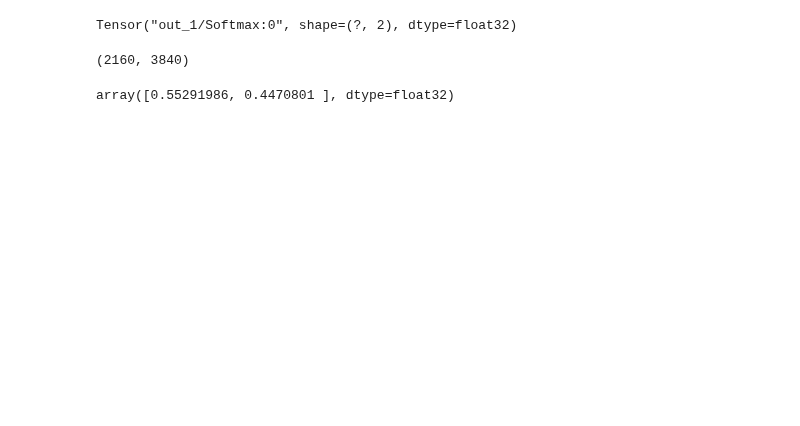
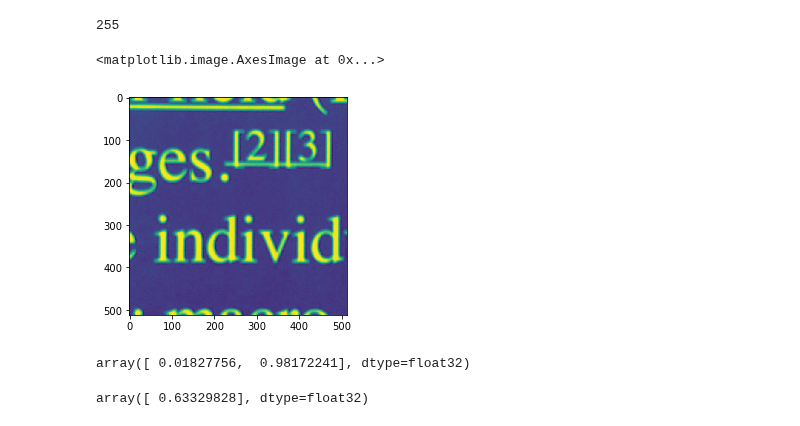
Before and after one commit to cianhwang/autofocusVCM, a Jupyter notebook: testDIS.ipynb, the cells around one changed output. Saved outputs shown, nothing was run; the diff lists cells and outputs as text; code cells hidden in the pictures; blank space fills up the shorter version.

```diff
--- a/testDIS.ipynb
+++ b/testDIS.ipynb
@@ -19,36 +10,10 @@ from tensorflow.python.keras.utils import to_categorical
 # %%
 def patchExtraction(name):
-    I = cv2.imread(name, 0)
-    print(I.shape)
+    I = cv2.imread(name)
+    I = cv2.cvtColor(I, cv2.COLOR_BGR2GRAY)
+    print(I.max())
 
     m, n= I.shape
 
-    patch = I[m//2-256:m//2+256, n//2-256:n//2+256]
-    patch = (patch - patch.min())/(patch.max() - patch.min())
+    patch = I[m//2-256:m//2+256, n//2-256:n//2+256]/255.
     return patch
-# %%
-# In[7]:
-input_image1 = Input(shape=(512,512,1), name = "input")
-#layer1_1 = Conv2D(4, (8, 8), 8,padding='valid',activation=None,use_bias=False,kernel_initializer = my_init,trainable=True,name='layer1')(input_image1)
-layer1_1 = Conv2D(1, (8, 8), 8,padding='same',activation=relu, name="Conv1_1")(input_image1)
-
-layer2_1 = Conv2D(1, (8, 8), 8,padding='same',activation=relu, name="Conv2_1")(layer1_1)
-
-# layer3_1 = Conv2D(32, (3, 3), 2,padding='same',activation=relu, name="Conv3_1")(layer2_1)
-
-# layer4_1 = Conv2D(32, (3, 3), 2,padding='same',activation=relu, name="Conv4_1")(layer3_1)
-
-flattened = Flatten(name="flat")(layer2_1)
-
-dense1 = Dense(10, name="d1")(flattened)
-Dp1 = Dropout(0.5)(dense1)
-ReLU1 = ReLU(name="lr1")(Dp1)
-
-output_position = Dense(2, activation='softmax', name="out")(ReLU1)
-
-print(output_position)
-
-discriminator = Model(inputs=input_image1, outputs=output_position)
-discriminator.load_weights('my_dis_weights_512.h5', by_name=True)
-# %% [output]
-Tensor("out_1/Softmax:0", shape=(?, 2), dtype=float32)
@@ -55,8 +23,15 @@ Tensor("out_1/Softmax:0", shape=(?, 2), dtype=float32)
 # %%
-patch = patchExtraction('calibrate3/8_600_22097_s00_00000.jpg')
+patch = patchExtraction('calibrate3/6_500_18129_s00_00000.jpg')
+plt.imshow(patch)
 # %% [output]
-(2160, 3840)
+255
+<matplotlib.image.AxesImage at 0x...>
+[figure, added]
 # %%
-discriminator.predict(patch[np.newaxis,:,:, np.newaxis])[0]
+discriminator.predict(patch[np.newaxis,:,:, np.newaxis]*255.0)[0]
 # %% [output]
-array([0.55291986, 0.4470801 ], dtype=float32)
+array([ 0.01827756,  0.98172241], dtype=float32)
+# %%
+generator.predict(patch[np.newaxis,:,:, np.newaxis])[0]
+# %% [output]
+array([ 0.63329828], dtype=float32)
```
Also changed, not shown: parts of 2 cells of this notebook, 4 other files.
